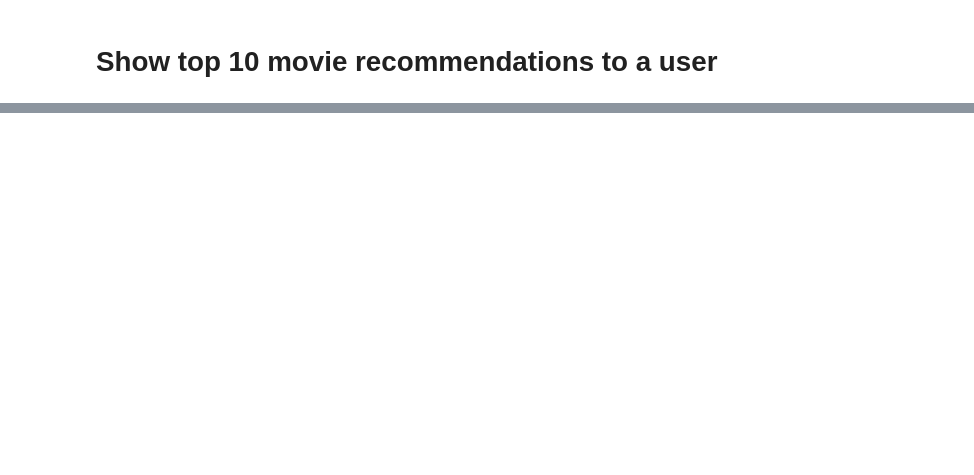
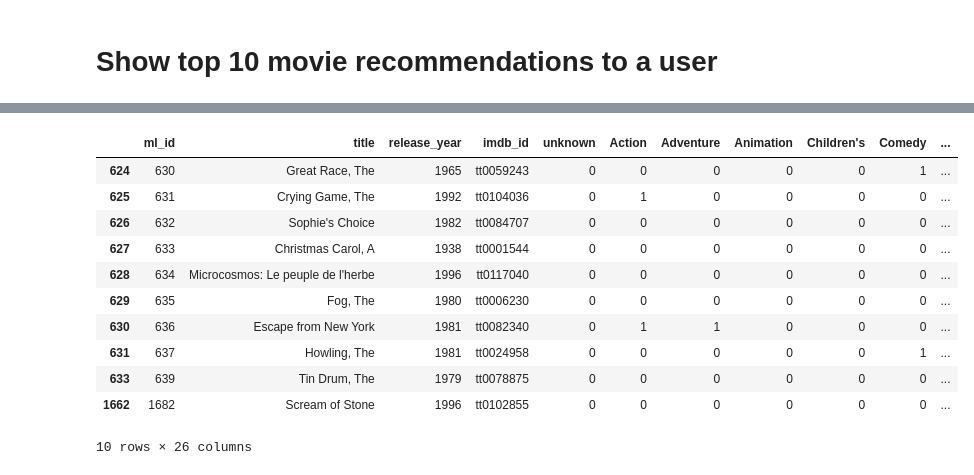
Before and after one commit to GauriMahangare/crs_ds, a Jupyter notebook: notebooks/03_Models/06_recommendation_collaborative_DNN.ipynb, the cells around one changed output, grey strips where cells are left out. Saved outputs shown, nothing was run; the diff lists cells and outputs as text; code cells hidden in the pictures; blank space fills up the shorter version.

```diff
--- a/notebooks/03_Models/06_recommendation_collaborative_DNN.ipynb
+++ b/notebooks/03_Models/06_recommendation_collaborative_DNN.ipynb
@@ -525,0 +622,11 @@ for row in recommended_movies.itertuples():
+# %%
+# Instantiate the tuner to perform the hypertuning.
+tuner_HB = kt.Hyperband(model_final_builder,
+                     objective='val_loss',
+                     max_epochs=5, # Maximum epochs for each configuration in a bracket
+                     hyperband_iterations=1,
+                     factor=5,
+                     distribution_strategy=tf.distribute.MirroredStrategy(),
+                     overwrite=True,
+                     directory='/Users/gauridhumal/Development Projects/UOL-PROJECTs/CRS/DS/crs_ds/notebooks/03_Models',
+                     project_name='DNN_ratings_prediction')
@@ -525,0 +635,17 @@ for row in recommended_movies.itertuples():
+# %%
+early_stopping = EarlyStopping(monitor='val_loss', patience=1, restore_best_weights=True)
+# %%
+tuner_HB.search([user_train_input_data,movie_train_input_data],
+                ratings_train_input_data,
+                steps_per_epoch=600,
+                epochs=10,
+                validation_data=([user_val_input_data,movie_val_input_data], ratings_val_input_data),
+                validation_steps=100,
+                callbacks=[early_stopping])
+
+# Get the optimal hyperparameters
+best_hps_HB=tuner_HB.get_best_hyperparameters(num_trials=1)[0]
+
+print(f"""
+The hyperparameter search is complete for Hyperband.
+""")
@@ -525,0 +698,12 @@ for row in recommended_movies.itertuples():
+# %%
+# Build the model with the optimal hyperparameters and train it on the training dataset for 15 epochs
+model = tuner_HB.hypermodel.build(best_hps_HB)
+history = model.fit(
+    x=[user_train_input_data,movie_train_input_data],
+    y=ratings_train_input_data,
+    batch_size=64,
+    epochs=1,
+    verbose=1,
+    callbacks=[early_stopping],
+    validation_data=([user_val_input_data,movie_val_input_data], ratings_val_input_data),
+)
@@ -525,0 +811,15 @@ for row in recommended_movies.itertuples():
+# %%
+recommended_movies
+# %% [output]
+|  | ml_id | title | release_year | imdb_id | unknown | Action | Adventure | Animation | Children's | Comedy | ... |
+| 624 | 630 | Great Race, The | 1965 | tt0059243 | 0 | 0 | 0 | 0 | 0 | 1 | ... |
+| 625 | 631 | Crying Game, The | 1992 | tt0104036 | 0 | 1 | 0 | 0 | 0 | 0 | ... |
+| 626 | 632 | Sophie's Choice | 1982 | tt0084707 | 0 | 0 | 0 | 0 | 0 | 0 | ... |
+| 627 | 633 | Christmas Carol, A | 1938 | tt0001544 | 0 | 0 | 0 | 0 | 0 | 0 | ... |
+| 628 | 634 | Microcosmos: Le peuple de l'herbe | 1996 | tt0117040 | 0 | 0 | 0 | 0 | 0 | 0 | ... |
+| 629 | 635 | Fog, The | 1980 | tt0006230 | 0 | 0 | 0 | 0 | 0 | 0 | ... |
+| 630 | 636 | Escape from New York | 1981 | tt0082340 | 0 | 1 | 1 | 0 | 0 | 0 | ... |
+| 631 | 637 | Howling, The | 1981 | tt0024958 | 0 | 0 | 0 | 0 | 0 | 1 | ... |
+| 633 | 639 | Tin Drum, The | 1979 | tt0078875 | 0 | 0 | 0 | 0 | 0 | 0 | ... |
+| 1662 | 1682 | Scream of Stone | 1996 | tt0102855 | 0 | 0 | 0 | 0 | 0 | 0 | ... |
+10 rows × 26 columns
```
Also changed, not shown: parts of 112 cells of this notebook, 49 other files.
